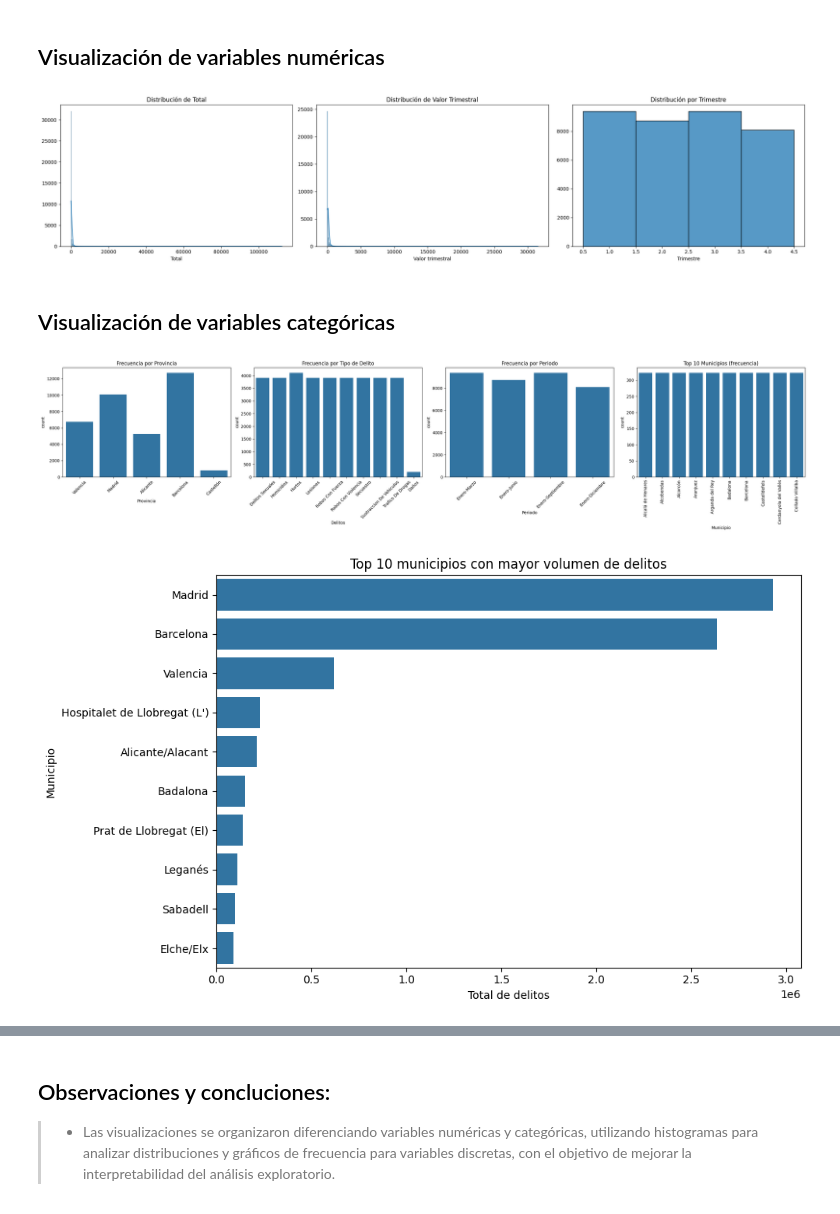
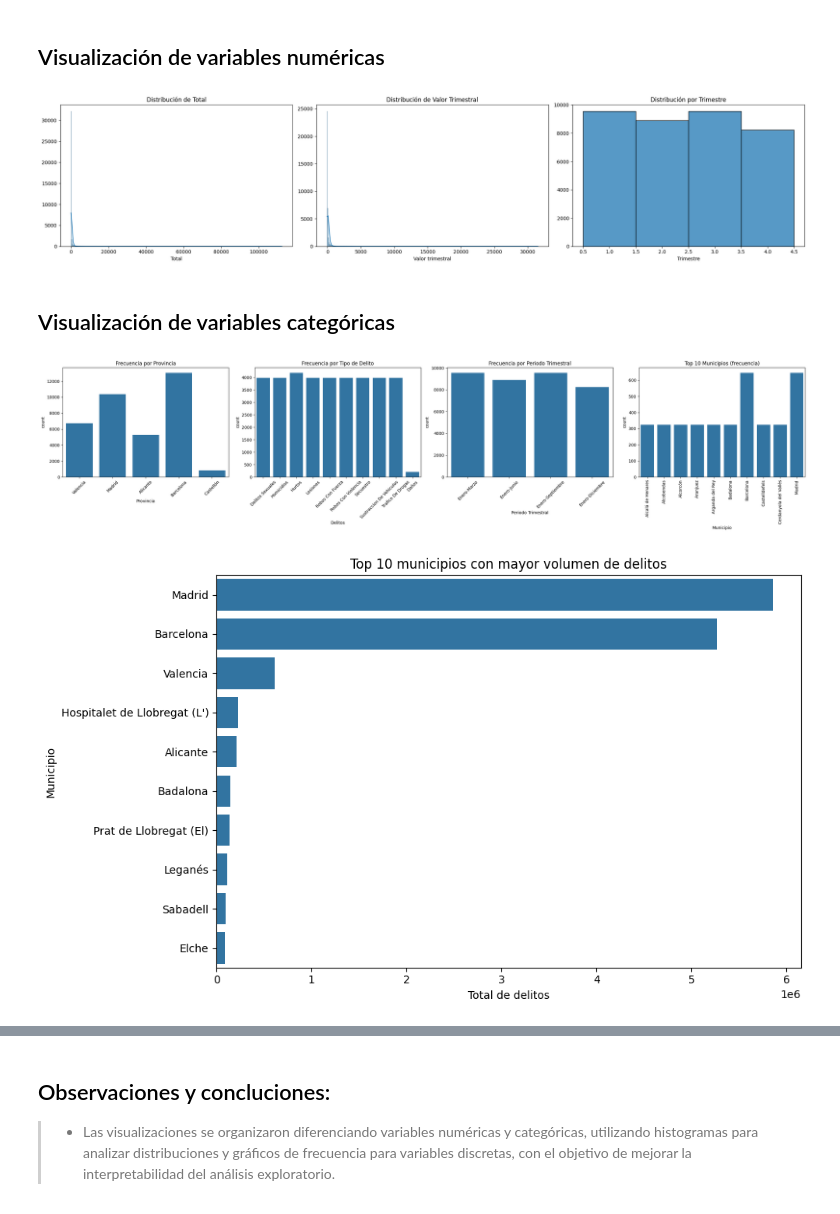
Before and after one commit to 4GeeksAcademy/sp-ml-20-final-project-g4, a Jupyter notebook: src/Analisis y Vizualizacion.ipynb, the cells around one changed output, grey strips where cells are left out. Cells and saved outputs as stored; diff of their text form; code cells hidden in the pictures.

```diff
--- a/src/Analisis y Vizualizacion.ipynb
+++ b/src/Analisis y Vizualizacion.ipynb
@@ -4,7 +4,7 @@ import numpy as np
 import matplotlib.pyplot as plt
 import seaborn as sns
 # %%
-df_5 = pd.read_csv("../data/processed/df_final (5).csv")
+df_5 = pd.read_csv("../data/processed/df_final_poblacion.csv")
 
 df_5
 # %% [output]
@@ -185,3 +207,5 @@ df_5
+# %%
+df_5['Poblacion'] = (df_5['Poblacion'].astype(str).str.replace('.', '', regex=False).str.replace(',', '', regex=False).astype(float))
 # %% [markdown]
 # Visualización
 # %% [markdown]
@@ -201,41 +225,43 @@ sns.histplot(ax=axis[2], data=df_5, x='Trimestre', discrete=True)
 axis[2].set_title('Distribución por Trimestre')
 axis[2].set_ylabel(None)
 
+
+
 plt.tight_layout()
 plt.show()
 # %% [output]
-[figure, old version]
+[figure, new version]
 # %% [markdown]
 ## Visualización de variables categóricas
 # %%
 fig, axis = plt.subplots(1, 4, figsize=(26, 6))
 
 sns.countplot(ax=axis[0], data=df_5, x='Provincia')
 axis[0].set_title('Frecuencia por Provincia')
 axis[0].tick_params(axis='x', rotation=45)
 
 sns.countplot(ax=axis[1], data=df_5, x='Delitos')
 axis[1].set_title('Frecuencia por Tipo de Delito')
 axis[1].tick_params(axis='x', rotation=45)
 
-sns.countplot(ax=axis[2], data=df_5, x='Periodo')
-axis[2].set_title('Frecuencia por Periodo')
+sns.countplot(ax=axis[2], data=df_5, x='Periodo Trimestral')
+axis[2].set_title('Frecuencia por Periodo Trimestral')
 axis[2].tick_params(axis='x', rotation=45)
 
 
 top_municipios = df_5['Municipio'].value_counts().head(10).index
 sns.countplot(
     ax=axis[3],
     data=df_5[df_5['Municipio'].isin(top_municipios)],
     x='Municipio'
 )
 axis[3].set_title('Top 10 Municipios (frecuencia)')
 axis[3].tick_params(axis='x', rotation=90)
 
 plt.tight_layout()
 plt.show()
 # %% [output]
-[figure, old version]
+[figure, new version]
 # %%
 top_municipios = (df_5.groupby('Municipio')['Total'].sum().sort_values(ascending=False).head(10))
 
@@ -248,4 +274,4 @@ plt.ylabel('Municipio')
 plt.tight_layout()
 plt.show()
 # %% [output]
-[figure, old version]
+[figure, new version]
```
Also changed, not shown: parts of 20 cells of this notebook, 1 other file.
